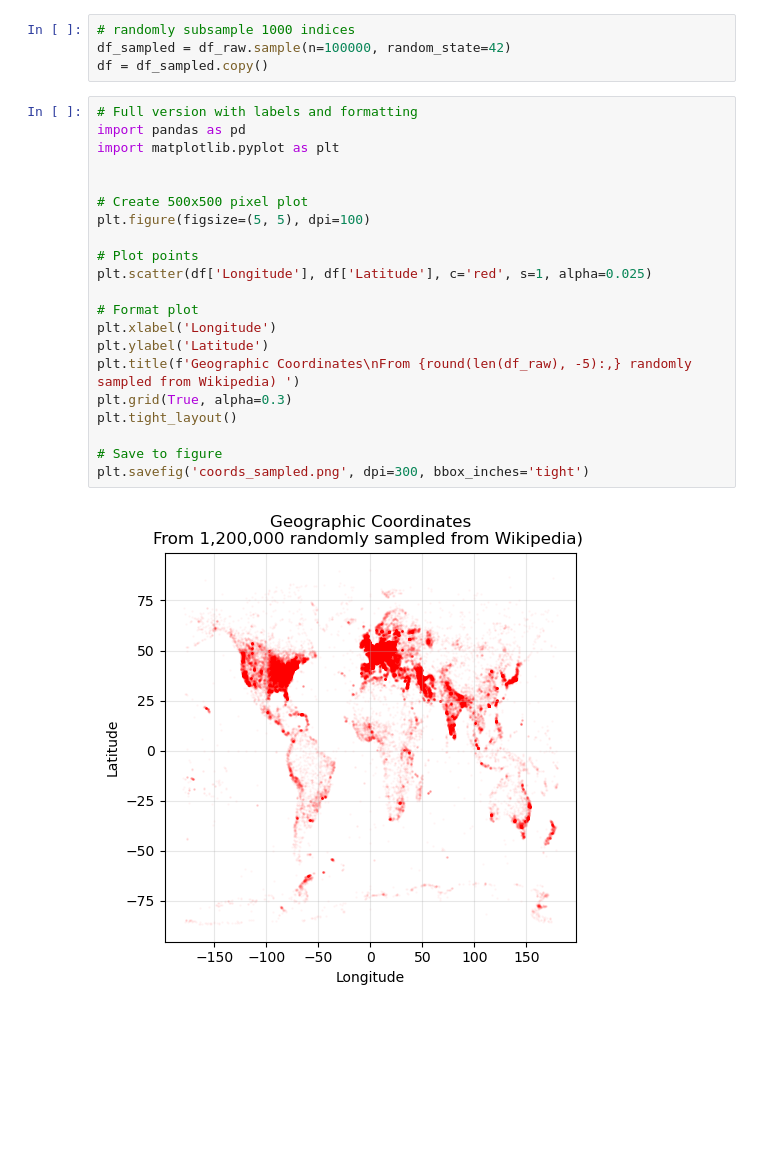
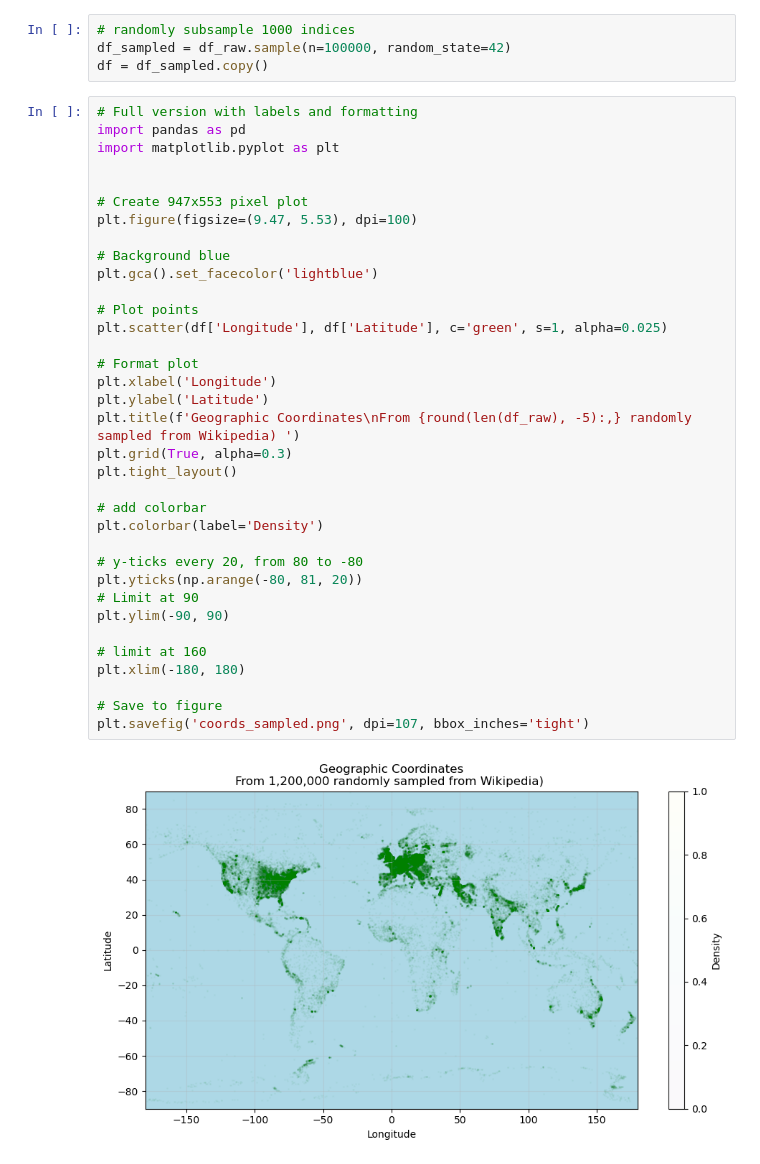
Before and after one commit to Magnushhoie/Wikipedia_Coordinates_Visualization, a Jupyter notebook: plots.ipynb, the cells around one changed output. Saved outputs shown, nothing was run; the diff lists cells and outputs as text; blank space fills up the shorter version.

Commit message:
color theme

```diff
--- a/plots.ipynb
+++ b/plots.ipynb
@@ -14,23 +14,37 @@ df = df_sampled.copy()
 # %%
 # Full version with labels and formatting
 import pandas as pd
 import matplotlib.pyplot as plt
 
 
-# Create 500x500 pixel plot
-plt.figure(figsize=(5, 5), dpi=100)
+# Create 947x553 pixel plot
+plt.figure(figsize=(9.47, 5.53), dpi=100)
+
+# Background blue
+plt.gca().set_facecolor('lightblue')
 
 # Plot points
-plt.scatter(df['Longitude'], df['Latitude'], c='red', s=1, alpha=0.025)
+plt.scatter(df['Longitude'], df['Latitude'], c='green', s=1, alpha=0.025)
 
 # Format plot
 plt.xlabel('Longitude')
 plt.ylabel('Latitude')
 plt.title(f'Geographic Coordinates\nFrom {round(len(df_raw), -5):,} randomly sampled from Wikipedia) ')
 plt.grid(True, alpha=0.3)
 plt.tight_layout()
 
+# add colorbar
+plt.colorbar(label='Density')
+
+# y-ticks every 20, from 80 to -80
+plt.yticks(np.arange(-80, 81, 20))
+# Limit at 90
+plt.ylim(-90, 90)
+
+# limit at 160
+plt.xlim(-180, 180)
+
 # Save to figure
-plt.savefig('coords_sampled.png', dpi=300, bbox_inches='tight')
+plt.savefig('coords_sampled.png', dpi=107, bbox_inches='tight')
 # %% [output]
-[figure, old version]
+[figure, new version]
```
Also changed, not shown: 1 other file.
